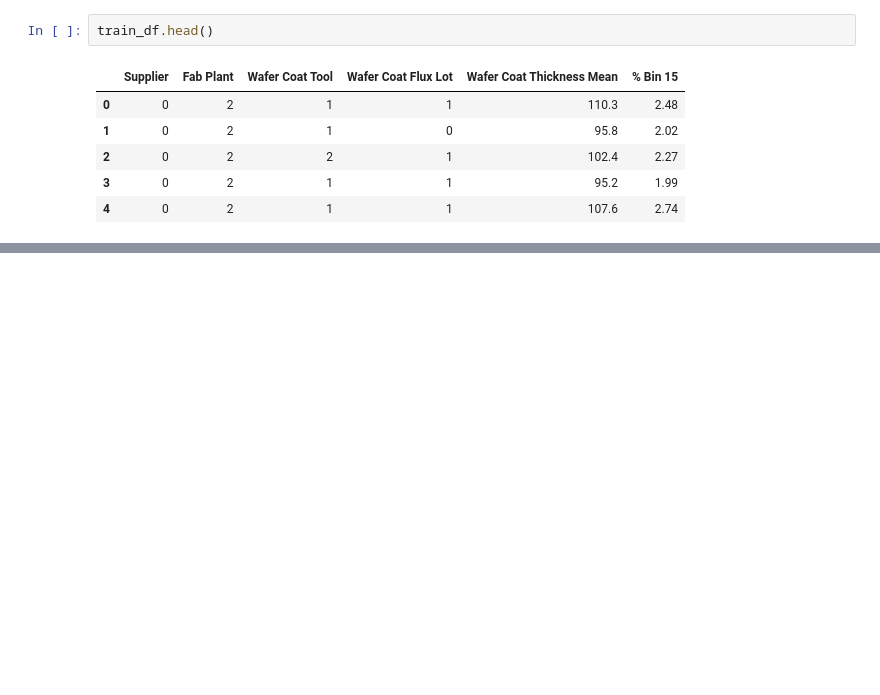
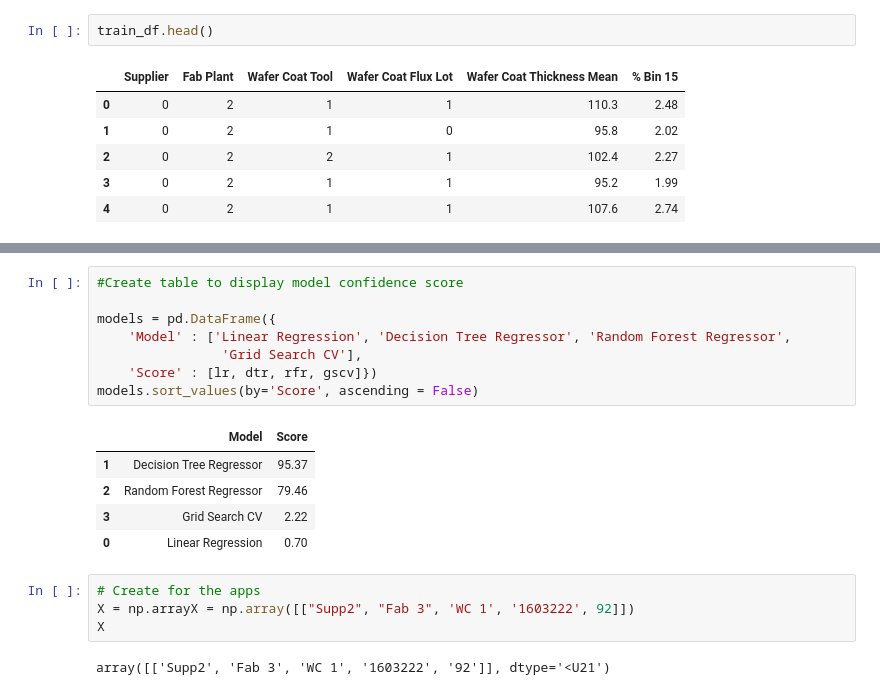
Before and after one commit to aimanroslii/Bin15Prediction, a Jupyter notebook: src/bin15Prediction.ipynb, the cells around one changed output, grey strips where cells are left out. Drawn from its saved outputs; the diff is of its cells as text; blank space fills up the shorter version.

```diff
--- a/src/bin15Prediction.ipynb
+++ b/src/bin15Prediction.ipynb
@@ -281,0 +369,20 @@ X_test = test_df.drop
+# %%
+#Create table to display model confidence score
+
+models = pd.DataFrame({
+    'Model' : ['Linear Regression', 'Decision Tree Regressor', 'Random Forest Regressor',
+                'Grid Search CV'],
+    'Score' : [lr, dtr, rfr, gscv]})
+models.sort_values(by='Score', ascending = False)
+# %% [output]
+|  | Model | Score |
+| 1 | Decision Tree Regressor | 95.37 |
+| 2 | Random Forest Regressor | 79.46 |
+| 3 | Grid Search CV | 2.22 |
+| 0 | Linear Regression | 0.70 |
+# %%
+# Create for the apps
+X = np.arrayX = np.array([["Supp2", "Fab 3", 'WC 1', '1603222', 92]])
+X
+# %% [output]
+array([['Supp2', 'Fab 3', 'WC 1', '1603222', '92']], dtype='<U21')
```
Also changed, not shown: parts of 13 cells of this notebook, 1 other file.
